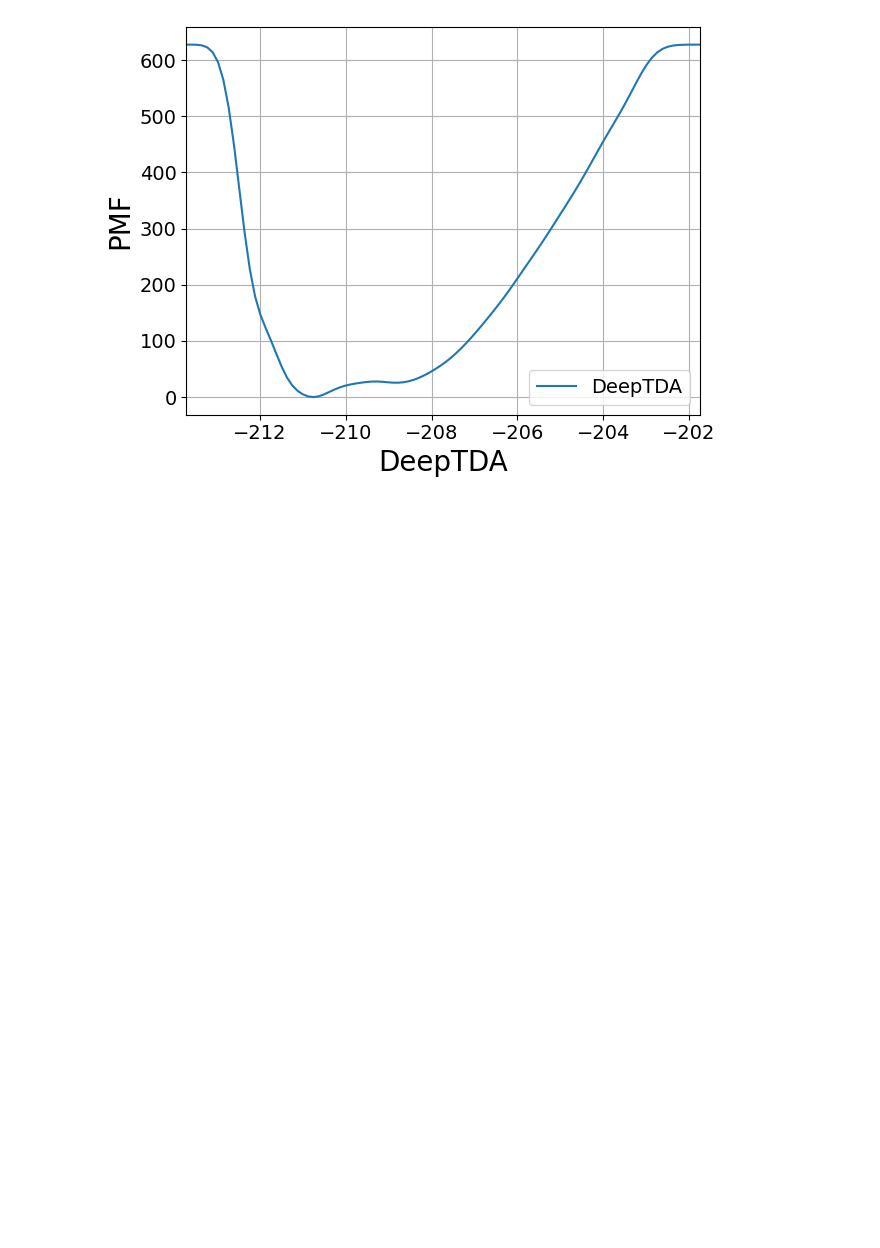
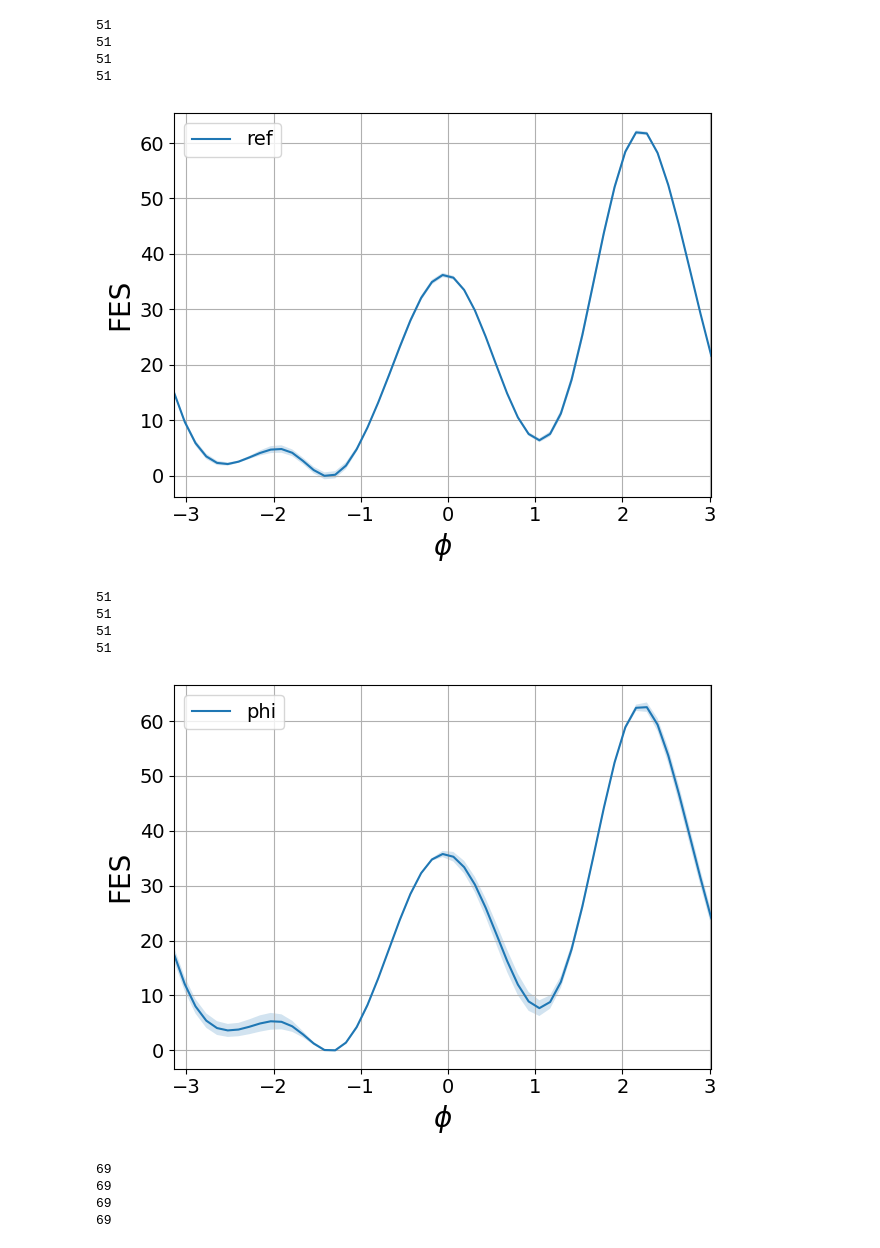
Before and after one commit to seonghyun26/enhance, a Jupyter notebook: notebook/fes.ipynb, the cells around one changed output. Saved outputs shown, nothing was run; the diff lists cells and outputs as text; code cells hidden in the pictures; blank space fills up the shorter version.

```diff
--- a/notebook/fes.ipynb
+++ b/notebook/fes.ipynb
@@ -11,10 +11,10 @@ def marginalize(free):
     free = -2.49 * np.logaddexp.reduce(-1 / 2.49 * free, 0)
     return free
 
-def plot(method, fes_dir):
+def plot(method, ns, fes_dir):
     pmfs = []
     # Iterate through all subdirectories
-    for seed in range(1):
+    for seed in range(4):
         file = os.path.join(fes_dir, str(seed), "fes/100.dat")
 
         # Load data from the file
@@ -33,52 +33,71 @@ def plot(method, fes_dir):
             free = marginalize(free)
             cv = np.arange(-np.pi, np.pi, 2*np.pi/51)
 
         pmfs.append(free)
 
     pmfs = np.array(pmfs)
     mean_pmf = np.mean(pmfs, axis=0)
     mean_pmf = mean_pmf - mean_pmf.min()
     std_pmf = np.std(pmfs, axis=0)
 
     plt.plot(cv, mean_pmf, label=method)
     plt.fill_between(cv, mean_pmf - std_pmf, mean_pmf + std_pmf, alpha=0.2)
 
-    plt.xlabel(method, fontsize=20, fontweight="medium")
-    plt.ylabel('PMF', fontsize=20, fontweight="medium")
+    plt.xlabel(x_labels[method], fontsize=20, fontweight="medium")
+    plt.ylabel('FES', fontsize=20, fontweight="medium")
     plt.legend(fontsize=14)
     plt.xticks(fontsize=14)
     plt.yticks(fontsize=14)
     plt.xlim(cv.min(), cv.max())
     plt.grid(True)
     plt.tight_layout()
-    plt.savefig(f'../figures/pmf_{method}.png', dpi=300, bbox_inches="tight")
-    plt.savefig(f'../figures/pmf_{method}.pdf', dpi=300, bbox_inches="tight")
+    plt.savefig(f'../figures/fes_method={method}_ns={ns}.png', dpi=300, bbox_inches="tight")
+    # plt.savefig(f'../figures/fes_method={method}_ns={ns}.pdf', dpi=300, bbox_inches="tight")
     plt.show()
+    plt.close()
 
-ns = '10'
+ns = '1'
 
 cv_name = {
+    'ref': 'phi',
     'phi': 'phi',
-    'ref': 'phi',
+    'AE': 'deep.node-0',
+    'TAE': 'deep.node-0',
+    'VDE': 'deep.node-0',
     'DeepTDA': 'deep.node-0',
     'DeepLDA': 'deep.node-0',
     'DeepTICA': 'deep.node-0',
-    'AE': 'deep.node-0',
-    'TAE': 'deep.node-0',
-    'VDE': 'deep.node-0',
 }
-method = 'phi'
-# method = 'ref'
-# method = 'DeepLDA'
-# method = 'DeepTDA'
-# method = 'DeepTICA'
-# method = 'AE'
-# method = 'TAE'
-# method = 'VDE'
 
-base_dir = f'/home/guest_sky/geodesic-interpolation-cv/simulations/aldp/{method}/{ns}/log'
-date = sorted(os.listdir(base_dir))[-1]
-fes_dir = os.path.join(base_dir, date)
-plot(method, fes_dir)
+x_labels = {
+    'ref': r'$\phi$',
+    'phi': r'$\phi$',
+    'AE': 'MLCV',
+    'TAE': 'MLCV',
+    'VDE': 'MLCV',
+    'DeepTDA': 'MLCV',
+    'DeepLDA': 'MLCV',
+    'DeepTICA': 'MLCV',
+}
+
+methods = ['ref', 'phi', 'AE', 'TAE', 'VDE', 'DeepTDA', 'DeepLDA', 'DeepTICA']
+for method in methods:
+    base_dir = f'/home/guest_sky/geodesic-interpolation-cv/simulations/aldp/{method}/{ns}/log'
+    date = sorted(os.listdir(base_dir))[-1]
+    fes_dir = os.path.join(base_dir, date)
+    plot(method, ns, fes_dir)
 # %% [output]
+51
+51
+51
+51
-[figure, old version]
+[figure, new version]
+51
+51
+51
+51
+[figure, added]
+69
+69
+69
+69
```
Also changed, not shown: parts of 1 cell of this notebook, 31 other files.
